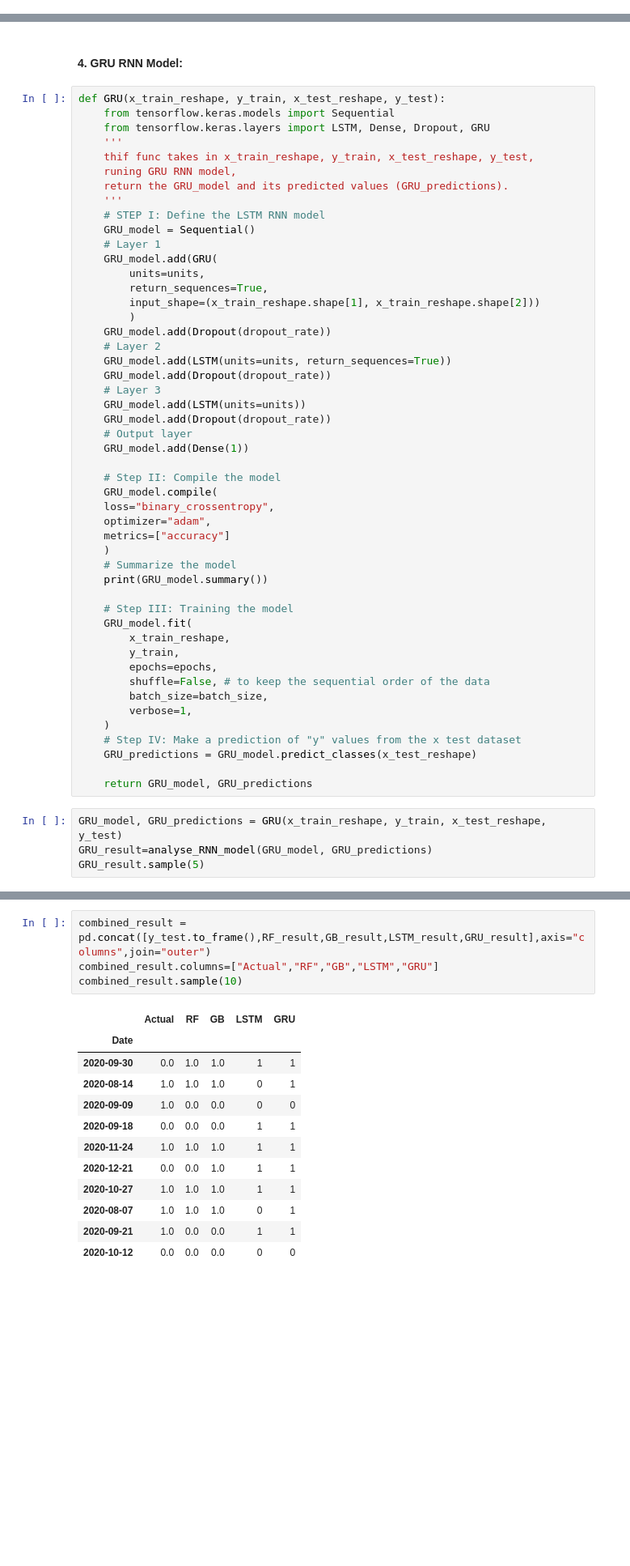
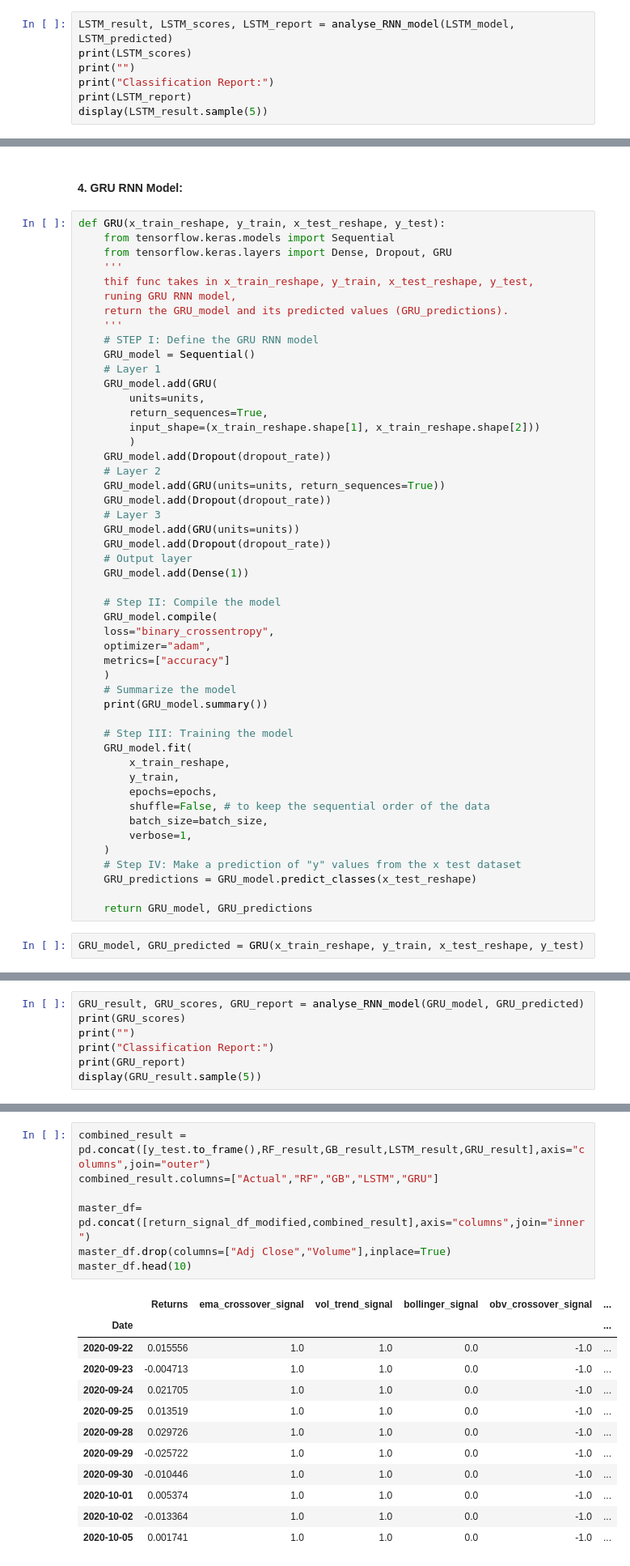
Before and after one commit to winstonpgao/Technical-Trading-Strategies-Using-Machine-Learning-and-Deep-Learning-Models, a Jupyter notebook: Project_Two_PART_2_ML_Training with sentiment.ipynb, the cells around one changed output, grey strips where cells are left out. Shown at 81% size. Drawn from its saved outputs; the diff is of its cells as text; blank space fills up the shorter version.

Commit message:
updated models

```diff
--- a/Project_Two_PART_2_ML_Training with sentiment.ipynb
+++ b/Project_Two_PART_2_ML_Training with sentiment.ipynb
@@ -385,0 +396,7 @@ weighted avg       0.52      0.52      0.51       126
+# %%
+LSTM_result, LSTM_scores, LSTM_report = analyse_RNN_model(LSTM_model, LSTM_predicted)
+print(LSTM_scores)
+print("")
+print("Classification Report:")
+print(LSTM_report)
+display(LSTM_result.sample(5))
@@ -388,13 +426,13 @@ weighted avg       0.52      0.52      0.51       126
 # %%
 def GRU(x_train_reshape, y_train, x_test_reshape, y_test):
     from tensorflow.keras.models import Sequential
-    from tensorflow.keras.layers import LSTM, Dense, Dropout, GRU
+    from tensorflow.keras.layers import Dense, Dropout, GRU
     '''
     thif func takes in x_train_reshape, y_train, x_test_reshape, y_test,
     runing GRU RNN model,
     return the GRU_model and its predicted values (GRU_predictions).
     '''
-    # STEP I: Define the LSTM RNN model
+    # STEP I: Define the GRU RNN model
     GRU_model = Sequential()
     # Layer 1
     GRU_model.add(GRU(
@@ -404,10 +442,10 @@ def GRU(x_train_reshape, y_train, x_test_reshape, y_test):
         )
     GRU_model.add(Dropout(dropout_rate))
     # Layer 2
-    GRU_model.add(LSTM(units=units, return_sequences=True))
+    GRU_model.add(GRU(units=units, return_sequences=True))
     GRU_model.add(Dropout(dropout_rate))
     # Layer 3
-    GRU_model.add(LSTM(units=units))
+    GRU_model.add(GRU(units=units))
     GRU_model.add(Dropout(dropout_rate))
     # Output layer
     GRU_model.add(Dense(1))
@@ -435,7 +473,5 @@ def GRU(x_train_reshape, y_train, x_test_reshape, y_test):
 
     return GRU_model, GRU_predictions
 # %%
-GRU_model, GRU_predictions = GRU(x_train_reshape, y_train, x_test_reshape, y_test)
-GRU_result=analyse_RNN_model(GRU_model, GRU_predictions)
-GRU_result.sample(5)
+GRU_model, GRU_predicted = GRU(x_train_reshape, y_train, x_test_reshape, y_test)
 # %% [output]
@@ -465,0 +495,7 @@ weighted avg       0.58      0.54      0.47       126
+# %%
+GRU_result, GRU_scores, GRU_report = analyse_RNN_model(GRU_model, GRU_predicted)
+print(GRU_scores)
+print("")
+print("Classification Report:")
+print(GRU_report)
+display(GRU_result.sample(5))
@@ -466,17 +523,20 @@ weighted avg       0.58      0.54      0.47       126
 # %%
 combined_result = pd.concat([y_test.to_frame(),RF_result,GB_result,LSTM_result,GRU_result],axis="columns",join="outer")
 combined_result.columns=["Actual","RF","GB","LSTM","GRU"]
-combined_result.sample(10)
+
+master_df= pd.concat([return_signal_df_modified,combined_result],axis="columns",join="inner")
+master_df.drop(columns=["Adj Close","Volume"],inplace=True)
+master_df.head(10)
 # %% [output]
-|  | Actual | RF | GB | LSTM | GRU |
-| Date |  |  |  |  |  |
-| 2020-09-30 | 0.0 | 1.0 | 1.0 | 1 | 1 |
-| 2020-08-14 | 1.0 | 1.0 | 1.0 | 0 | 1 |
-| 2020-09-09 | 1.0 | 0.0 | 0.0 | 0 | 0 |
-| 2020-09-18 | 0.0 | 0.0 | 0.0 | 1 | 1 |
-| 2020-11-24 | 1.0 | 1.0 | 1.0 | 1 | 1 |
-| 2020-12-21 | 0.0 | 0.0 | 1.0 | 1 | 1 |
-| 2020-10-27 | 1.0 | 1.0 | 1.0 | 1 | 1 |
-| 2020-08-07 | 1.0 | 1.0 | 1.0 | 0 | 1 |
-| 2020-09-21 | 1.0 | 0.0 | 0.0 | 1 | 1 |
-| 2020-10-12 | 0.0 | 0.0 | 0.0 | 0 | 0 |
+|  | Returns | ema_crossover_signal | vol_trend_signal | bollinger_signal | obv_crossover_signal | ... |
+| Date |  |  |  |  |  | ... |
+| 2020-09-22 | 0.015556 | 1.0 | 1.0 | 0.0 | -1.0 | ... |
+| 2020-09-23 | -0.004713 | 1.0 | 1.0 | 0.0 | -1.0 | ... |
+| 2020-09-24 | 0.021705 | 1.0 | 1.0 | 0.0 | -1.0 | ... |
+| 2020-09-25 | 0.013519 | 1.0 | 1.0 | 0.0 | -1.0 | ... |
+| 2020-09-28 | 0.029726 | 1.0 | 1.0 | 0.0 | -1.0 | ... |
+| 2020-09-29 | -0.025722 | 1.0 | 1.0 | 0.0 | -1.0 | ... |
+| 2020-09-30 | -0.010446 | 1.0 | 1.0 | 0.0 | -1.0 | ... |
+| 2020-10-01 | 0.005374 | 1.0 | 1.0 | 0.0 | -1.0 | ... |
+| 2020-10-02 | -0.013364 | 1.0 | 1.0 | 0.0 | -1.0 | ... |
+| 2020-10-05 | 0.001741 | 1.0 | 1.0 | 0.0 | -1.0 | ... |
```
Also changed, not shown: parts of 19 cells of this notebook, 2 other files.
